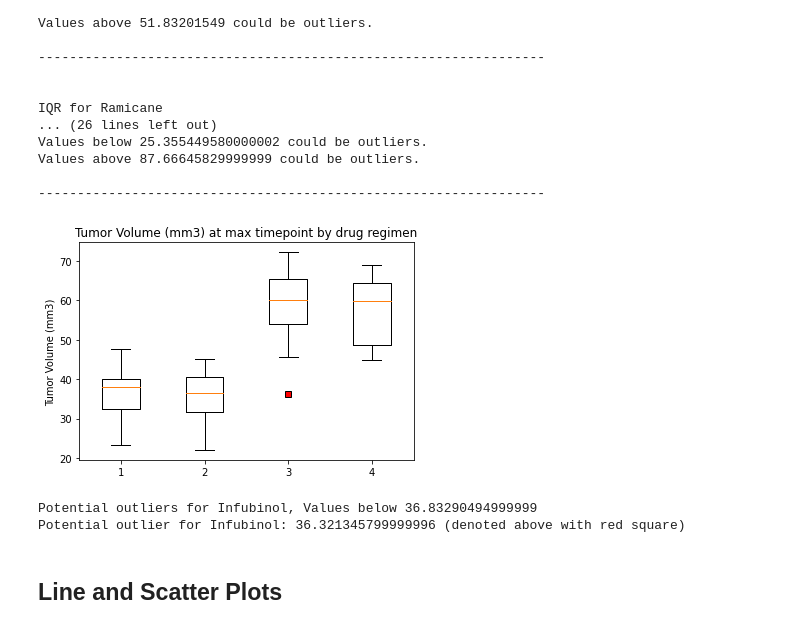
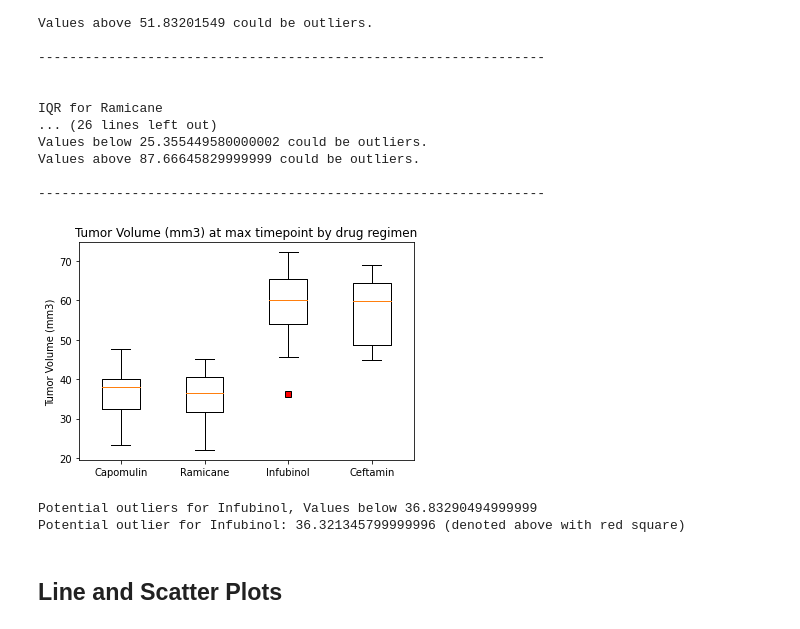
Before and after one commit to melissamonroe/Matplotlib-Challenge, a Jupyter notebook: Pymaceuticals/pymaceuticals.ipynb, the cells around one changed output. Drawn from its saved outputs; the diff is of its cells as text; code cells hidden in the pictures.

Commit message:
Updates after study group. Fix sex percentages in pie charts, add xtick labels to box and whisker plot. Fix bar chart xticks sorted(ticklabels). Update readme.md

```diff
--- a/Pymaceuticals/pymaceuticals.ipynb
+++ b/Pymaceuticals/pymaceuticals.ipynb
@@ -378,24 +377,25 @@ Values above 87.66645829999999 could be outliers.
 # %%
 data = [regimen_tumor_vols[0], regimen_tumor_vols[1],regimen_tumor_vols[2],regimen_tumor_vols[3]]
 
 fig7, ax1 = plt.subplots()
 
 ax1.set_title(f"Tumor Volume (mm3) at max timepoint by drug regimen")
 ax1.set_ylabel(f"Tumor Volume (mm3)")
 red_square = dict(markerfacecolor='r', marker='s')
 
 ax1.boxplot(data,flierprops=red_square,showfliers=True)
 
 # trying to add drug regimen label to x-axis.. not working
 ax1.tick_params = regimens
+plt.xticks([1,2,3,4],["Capomulin", "Ramicane", "Infubinol", "Ceftamin"])
 
 plt.show()
 
 print("Potential outliers for Infubinol, Values below 36.83290494999999")
 min_value_infubinol = regimen_tumor_vols[2].min()
 print(f"Potential outlier for Infubinol: {min_value_infubinol} (denoted above with red square)")
 # %% [output]
-[figure, old version]
+[figure, new version]
 Potential outliers for Infubinol, Values below 36.83290494999999
 Potential outlier for Infubinol: 36.321345799999996 (denoted above with red square)
 # %% [markdown]
```
Also changed, not shown: parts of 6 cells of this notebook, 2 other files.
